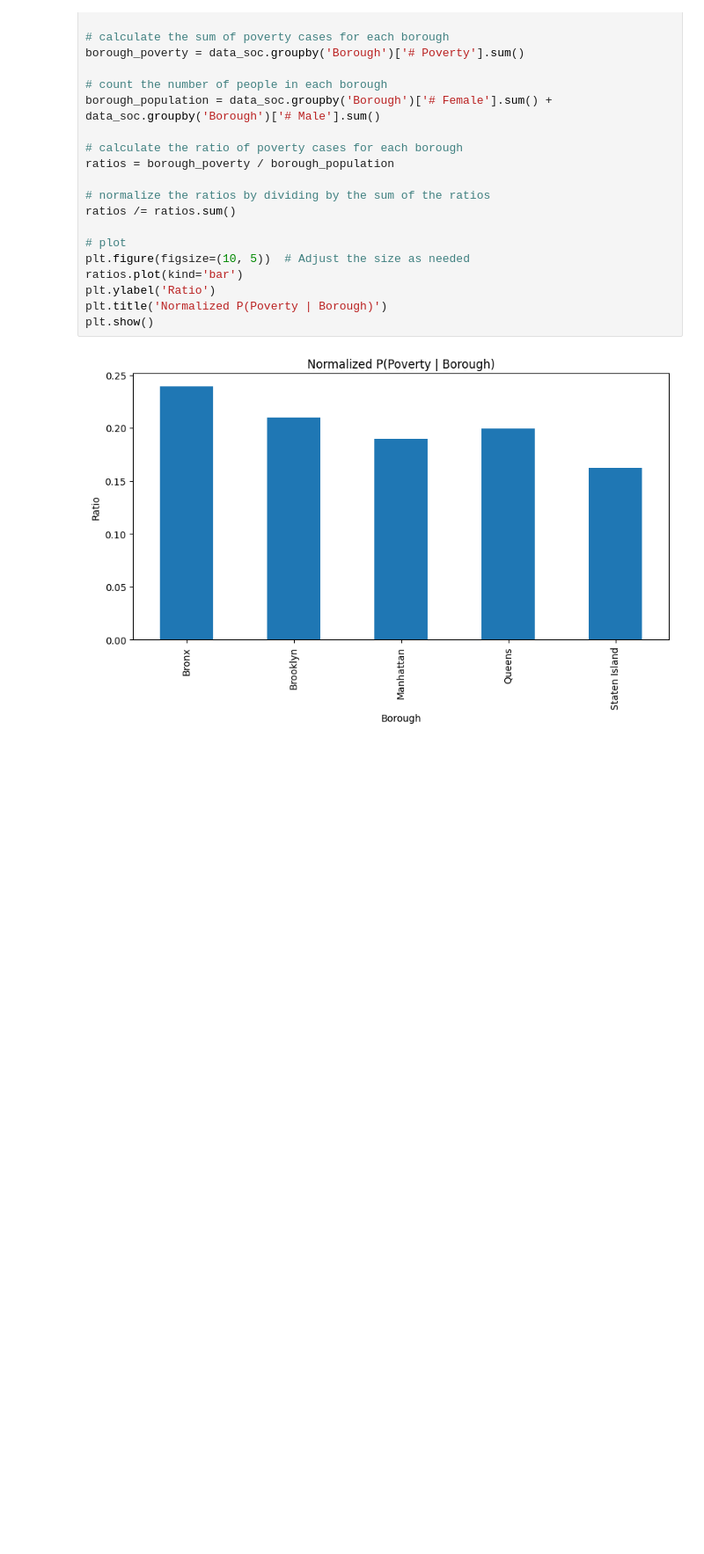
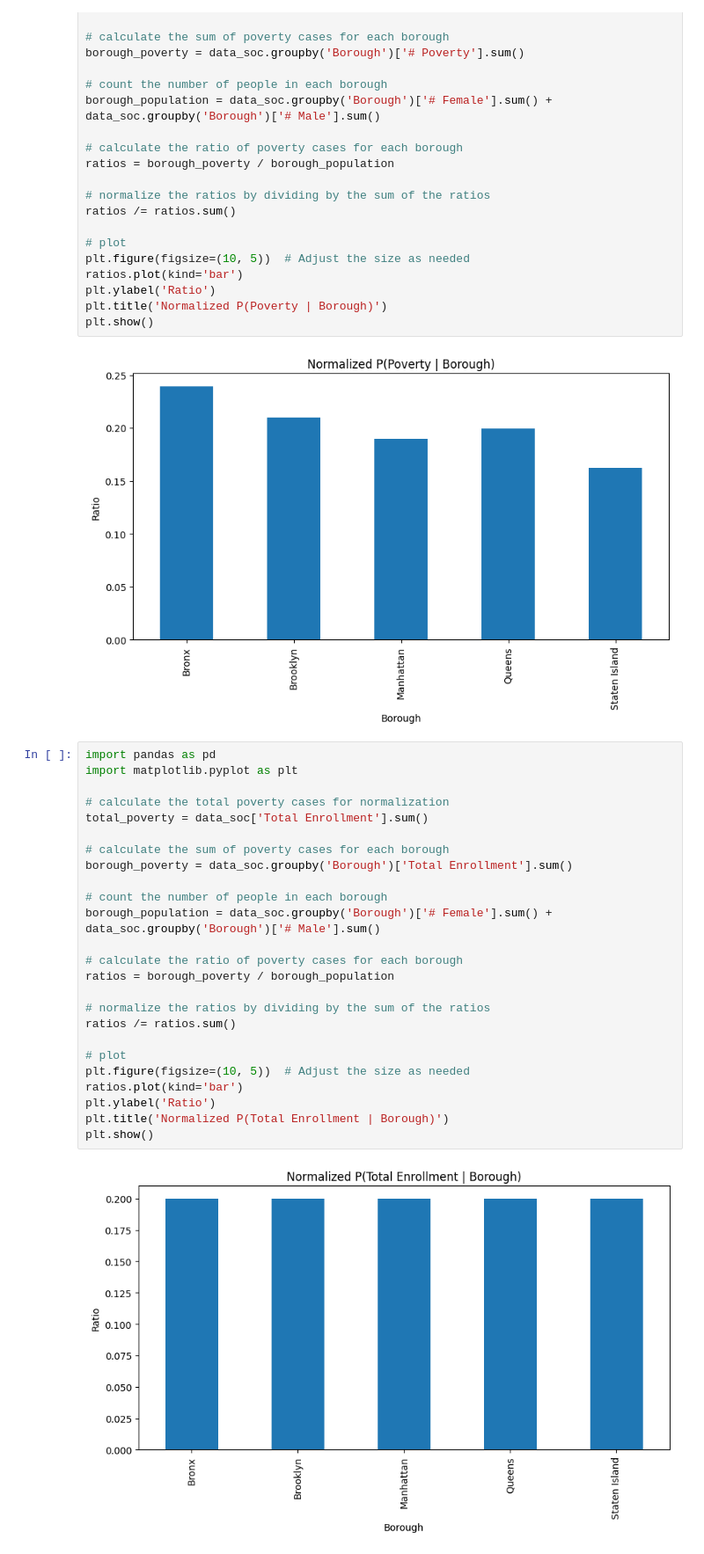
Before and after one commit to johan-bh/Social-Data---Final-Project, a Jupyter notebook: Socio_data.ipynb, the cells around one changed output. Shown at 88% size. Drawn from its saved outputs; the diff is of its cells as text; blank space fills up the shorter version.

```diff
--- a/Socio_data.ipynb
+++ b/Socio_data.ipynb
@@ -245,3 +239,30 @@ plt.title('Normalized P(Poverty | Borough)')
 plt.show()
 # %% [output]
 [figure]
+# %%
+import pandas as pd
+import matplotlib.pyplot as plt
+
+# calculate the total poverty cases for normalization
+total_poverty = data_soc['Total Enrollment'].sum()
+
+# calculate the sum of poverty cases for each borough
+borough_poverty = data_soc.groupby('Borough')['Total Enrollment'].sum()
+
+# count the number of people in each borough
+borough_population = data_soc.groupby('Borough')['# Female'].sum() + data_soc.groupby('Borough')['# Male'].sum()
+
+# calculate the ratio of poverty cases for each borough
+ratios = borough_poverty / borough_population
+
+# normalize the ratios by dividing by the sum of the ratios
+ratios /= ratios.sum()
+
+# plot
+plt.figure(figsize=(10, 5))  # Adjust the size as needed
+ratios.plot(kind='bar')
+plt.ylabel('Ratio')
+plt.title('Normalized P(Total Enrollment | Borough)')
+plt.show()
+# %% [output]
+[figure, added]
```
Also changed, not shown: parts of 3 cells of this notebook, 5 other files.
